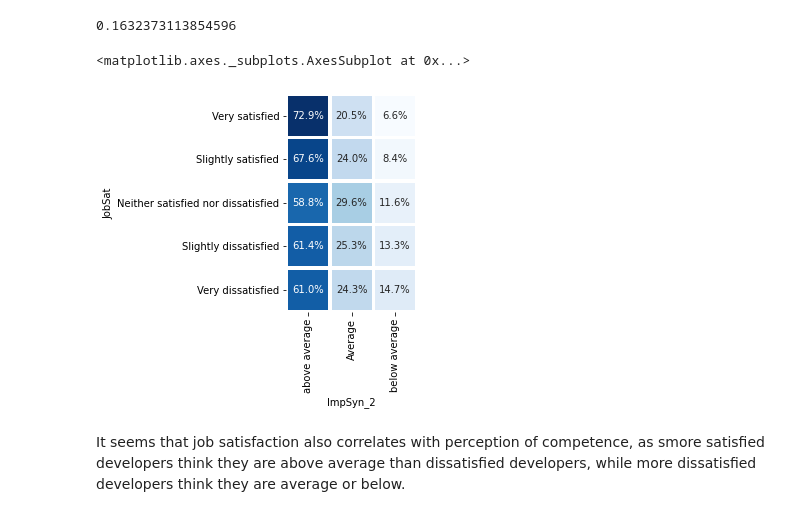
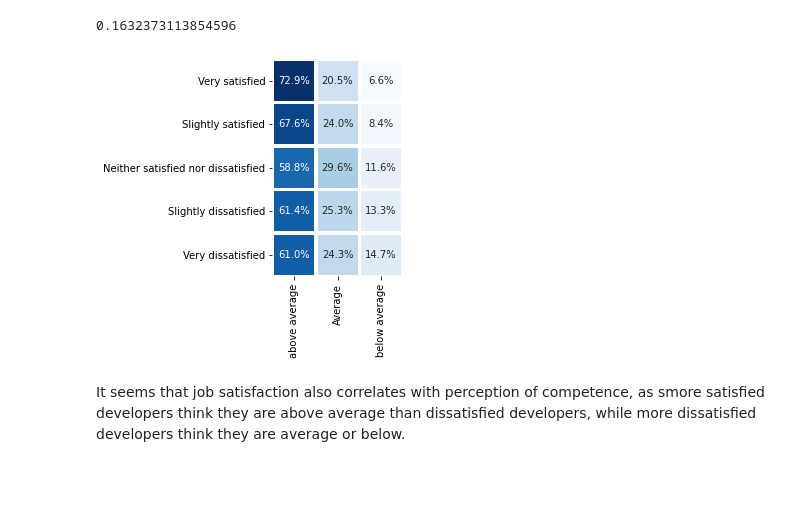
Before and after one commit to ahmedsamirio/stackoverflow-analysis, a Jupyter notebook: StackOverflow_Analysis.ipynb, the cells around one changed output. Cells and saved outputs as stored; diff of their text form; code cells hidden in the pictures; blank space fills up the shorter version.

```diff
--- a/StackOverflow_Analysis.ipynb
+++ b/StackOverflow_Analysis.ipynb
@@ -1656,10 +1657,12 @@ df_2019['JobSat_2'] = df_2019.JobSat_2.str.replace('Neither satisfied nor dissat
 
 jobsat2_order = ['satisfied', 'neutral', 'dissatisfied']
 # %%
-pivot_and_plot(df_2019, ['JobSat', 'ImpSyn_2'], [order, ['above average', 'Average', 'below average']], percentage_dim=1)
+ax = pivot_and_plot(df_2019, ['JobSat', 'ImpSyn_2'], [order, ['above average', 'Average', 'below average']], percentage_dim=1)
+ax.set_xlabel('')
+ax.set_ylabel('')
+plt.savefig('imgs/js_vs_competence.png', bbox_inches = "tight")
 # %% [output]
-<matplotlib.axes._subplots.AxesSubplot at 0x...>
-[figure, old version]
+[figure, new version]
 # %% [markdown]
 It seems that job satisfaction also correlates with perception of competence, as smore satisfied developers think they are above average than dissatisfied developers, while more dissatisfied developers think they are average or below.
 # %% [markdown]
```
Also changed, not shown: parts of 17 cells of this notebook, 18 other files.
